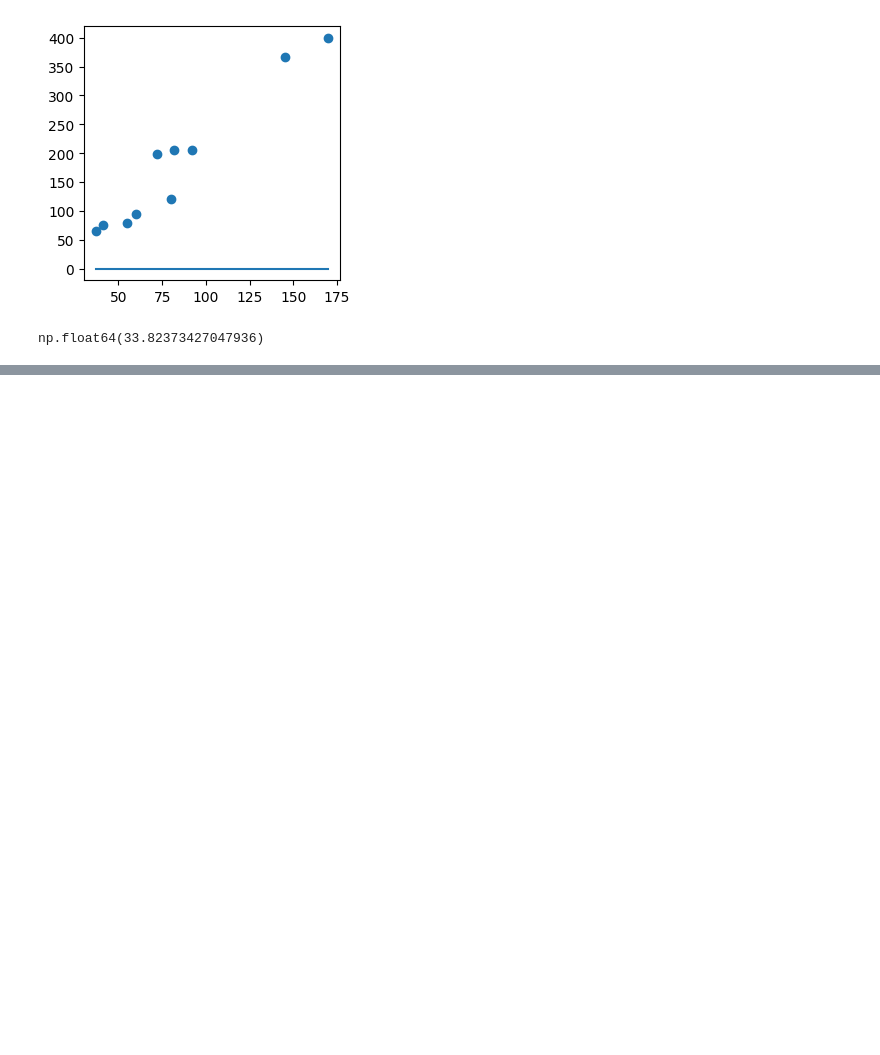
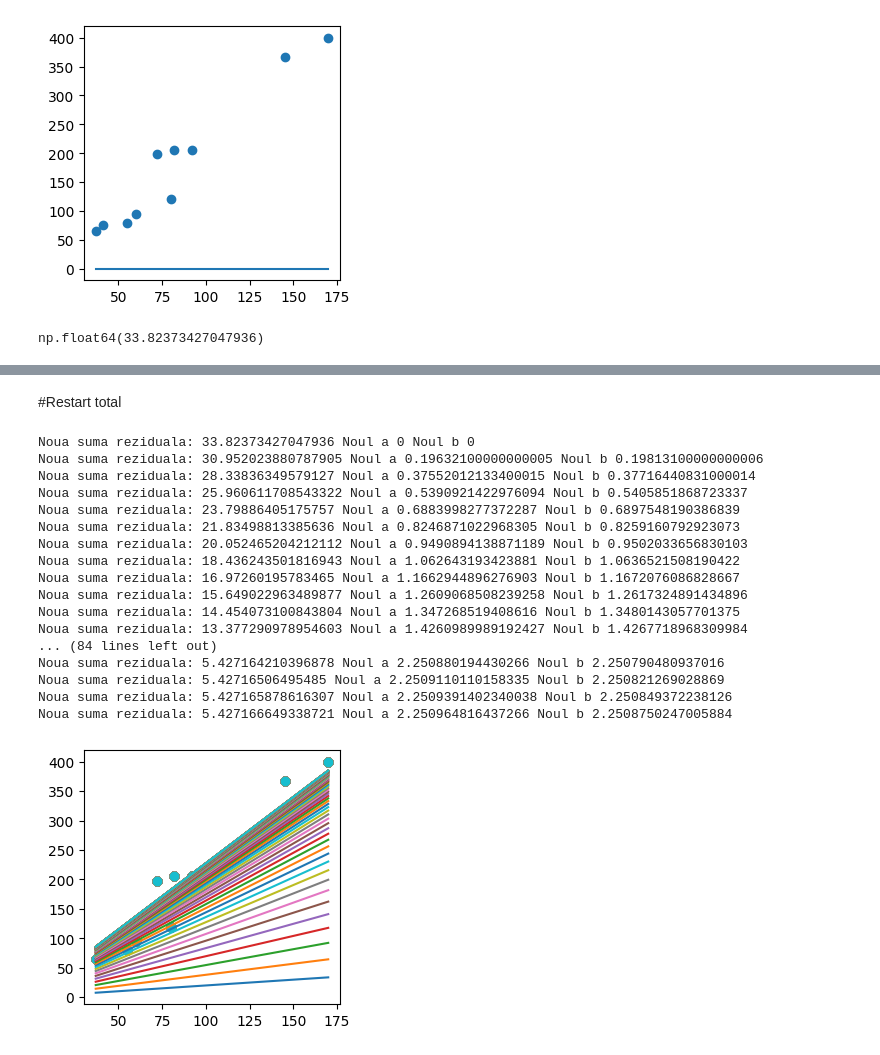
Before and after one commit to Alexandru2984/Machine_Learning_Introduction, a Jupyter notebook: 3.calcul_gradient.ipynb, the cells around one changed output, grey strips where cells are left out. Drawn from its saved outputs; the diff is of its cells as text; code cells hidden in the pictures; blank space fills up the shorter version.

```diff
--- a/3.calcul_gradient.ipynb
+++ b/3.calcul_gradient.ipynb
@@ -42,0 +81,29 @@ derivata_b = 2 * (preturi_calculate - preturi)
+# %% [markdown]
+#Restart total
+# %%
+a = 0
+b = 0
+EPOCI = 100
+cost = []
+for i in range(EPOCI):
+    calculeaza_gradient()
+    # time.sleep(2)
+# %% [output]
+Noua suma reziduala: 33.82373427047936 Noul a 0 Noul b 0
+Noua suma reziduala: 30.952023880787905 Noul a 0.19632100000000005 Noul b 0.19813100000000006
+Noua suma reziduala: 28.33836349579127 Noul a 0.37552012133400015 Noul b 0.37716440831000014
+Noua suma reziduala: 25.960611708543322 Noul a 0.5390921422976094 Noul b 0.5405851868723337
+Noua suma reziduala: 23.79886405175757 Noul a 0.6883998277372287 Noul b 0.6897548190386839
+Noua suma reziduala: 21.83498813385636 Noul a 0.8246871022968305 Noul b 0.8259160792923073
+Noua suma reziduala: 20.052465204212112 Noul a 0.9490894138871189 Noul b 0.9502033656830103
+Noua suma reziduala: 18.436243501816943 Noul a 1.062643193423881 Noul b 1.0636521508190422
+Noua suma reziduala: 16.97260195783465 Noul a 1.1662944896276903 Noul b 1.1672076086828667
+Noua suma reziduala: 15.649022963489877 Noul a 1.2609068508239258 Noul b 1.2617324891434896
+Noua suma reziduala: 14.454073100843804 Noul a 1.347268519408616 Noul b 1.3480143057701375
+Noua suma reziduala: 13.377290978954603 Noul a 1.4260989989192427 Noul b 1.4267718968309984
+... (84 lines left out)
+Noua suma reziduala: 5.427164210396878 Noul a 2.250880194430266 Noul b 2.250790480937016
+Noua suma reziduala: 5.42716506495485 Noul a 2.2509110110158335 Noul b 2.250821269028869
+Noua suma reziduala: 5.427165878616307 Noul a 2.2509391402340038 Noul b 2.250849372238126
+Noua suma reziduala: 5.427166649338721 Noul a 2.250964816437266 Noul b 2.2508750247005884
+[figure, added]
```
Also changed, not shown: parts of 11 cells of this notebook.
